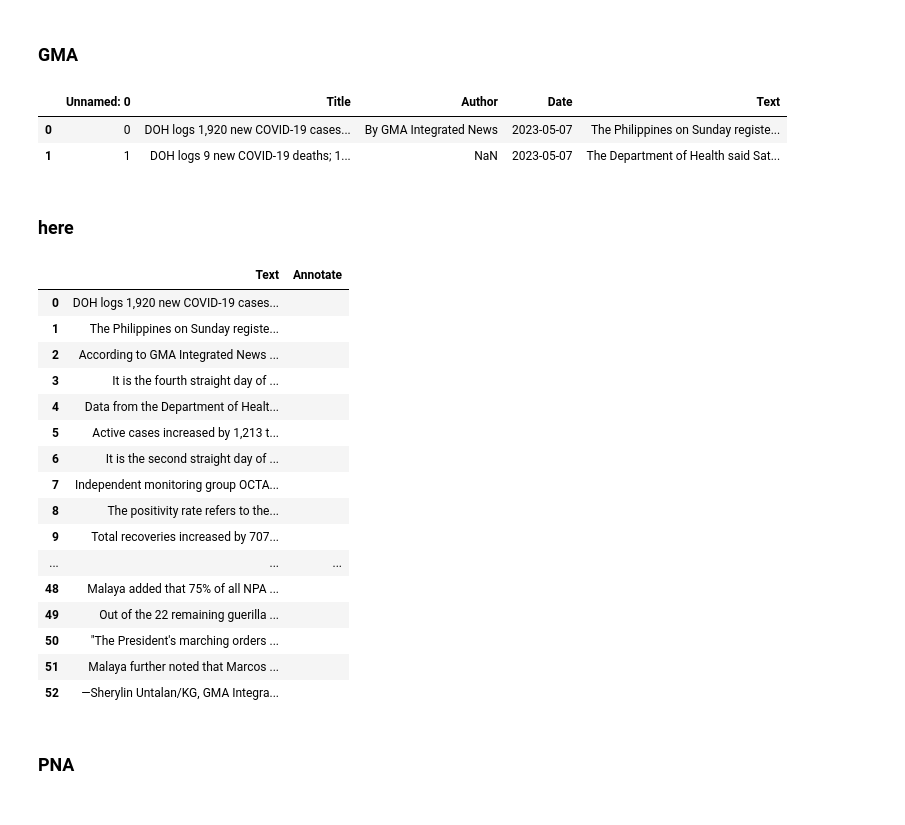
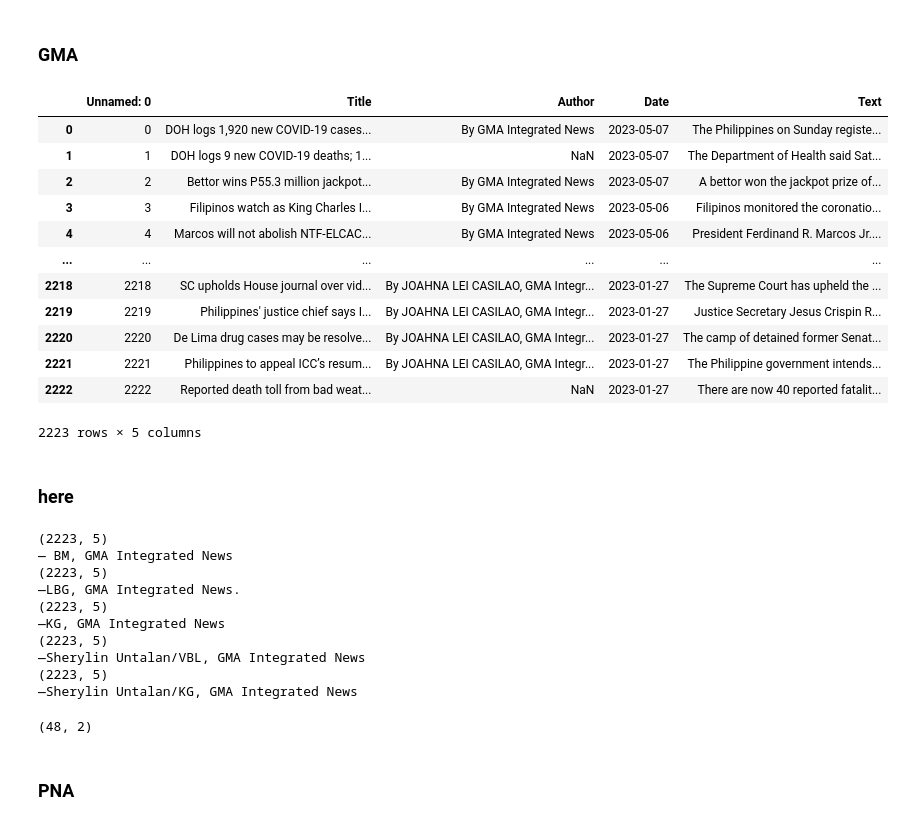
Before and after one commit to jmlDC/MARISOL-Thesis22-23, a Jupyter notebook: Cleaner.ipynb, the cells around one changed output. Cells and saved outputs as stored; diff of their text form; code cells hidden in the pictures.

Commit message:
checkpoint: problem with make_annotate function providing 48 only

```diff
--- a/Cleaner.ipynb
+++ b/Cleaner.ipynb
@@ -32,34 +46,38 @@ def make_annotateDF(df):
 ### GMA
 # %%
 gma = pd.read_csv(f'{dir}Official/GMA_2023-05-07NEWS.csv')
-gma.head(2)
+gma
 # %% [output]
 |  | Unnamed: 0 | Title | Author | Date | Text |
 | 0 | 0 | DOH logs 1,920 new COVID-19 cases... | By GMA Integrated News | 2023-05-07 | The Philippines on Sunday registe... |
 | 1 | 1 | DOH logs 9 new COVID-19 deaths; 1... | NaN | 2023-05-07 | The Department of Health said Sat... |
+| 2 | 2 | Bettor wins P55.3 million jackpot... | By GMA Integrated News | 2023-05-07 | A bettor won the jackpot prize of... |
+| 3 | 3 | Filipinos watch as King Charles I... | By GMA Integrated News | 2023-05-06 | Filipinos monitored the coronatio... |
+| 4 | 4 | Marcos will not abolish NTF-ELCAC... | By GMA Integrated News | 2023-05-06 | President Ferdinand R. Marcos Jr.... |
+| ... | ... | ... | ... | ... | ... |
+| 2218 | 2218 | SC upholds House journal over vid... | By JOAHNA LEI CASILAO, GMA Integr... | 2023-01-27 | The Supreme Court has upheld the ... |
+| 2219 | 2219 | Philippines' justice chief says I... | By JOAHNA LEI CASILAO, GMA Integr... | 2023-01-27 | Justice Secretary Jesus Crispin R... |
+| 2220 | 2220 | De Lima drug cases may be resolve... | By JOAHNA LEI CASILAO, GMA Integr... | 2023-01-27 | The camp of detained former Senat... |
+| 2221 | 2221 | Philippines to appeal ICC’s resum... | By JOAHNA LEI CASILAO, GMA Integr... | 2023-01-27 | The Philippine government intends... |
+| 2222 | 2222 | Reported death toll from bad weat... | NaN | 2023-01-27 | There are now 40 reported fatalit... |
+2223 rows × 5 columns
 # %% [markdown]
 ### here
 # %%
 df = make_annotateDF(gma)
-df
+df.shape
 # %% [output]
-|  | Text | Annotate |
-| 0 | DOH logs 1,920 new COVID-19 cases... |  |
-| 1 | The Philippines on Sunday registe... |  |
-| 2 | According to GMA Integrated News ... |  |
-| 3 | It is the fourth straight day of ... |  |
-| 4 | Data from the Department of Healt... |  |
-| 5 | Active cases increased by 1,213 t... |  |
-| 6 | It is the second straight day of ... |  |
-| 7 | Independent monitoring group OCTA... |  |
-| 8 | The positivity rate refers to the... |  |
-| 9 | Total recoveries increased by 707... |  |
-| ... | ... | ... |
-| 48 | Malaya added that 75% of all NPA ... |  |
-| 49 | Out of the 22 remaining guerilla ... |  |
-| 50 | "The President's marching orders ... |  |
-| 51 | Malaya further noted that Marcos ... |  |
-| 52 | —Sherylin Untalan/KG, GMA Integra... |  |
+(2223, 5)
+— BM, GMA Integrated News
+(2223, 5)
+—LBG, GMA Integrated News.
+(2223, 5)
+—KG, GMA Integrated News
+(2223, 5)
+—Sherylin Untalan/VBL, GMA Integrated News
+(2223, 5)
+—Sherylin Untalan/KG, GMA Integrated News
+(48, 2)
 # %% [markdown]
 ### PNA
 # %%
```
Also changed, not shown: parts of 5 cells of this notebook.
